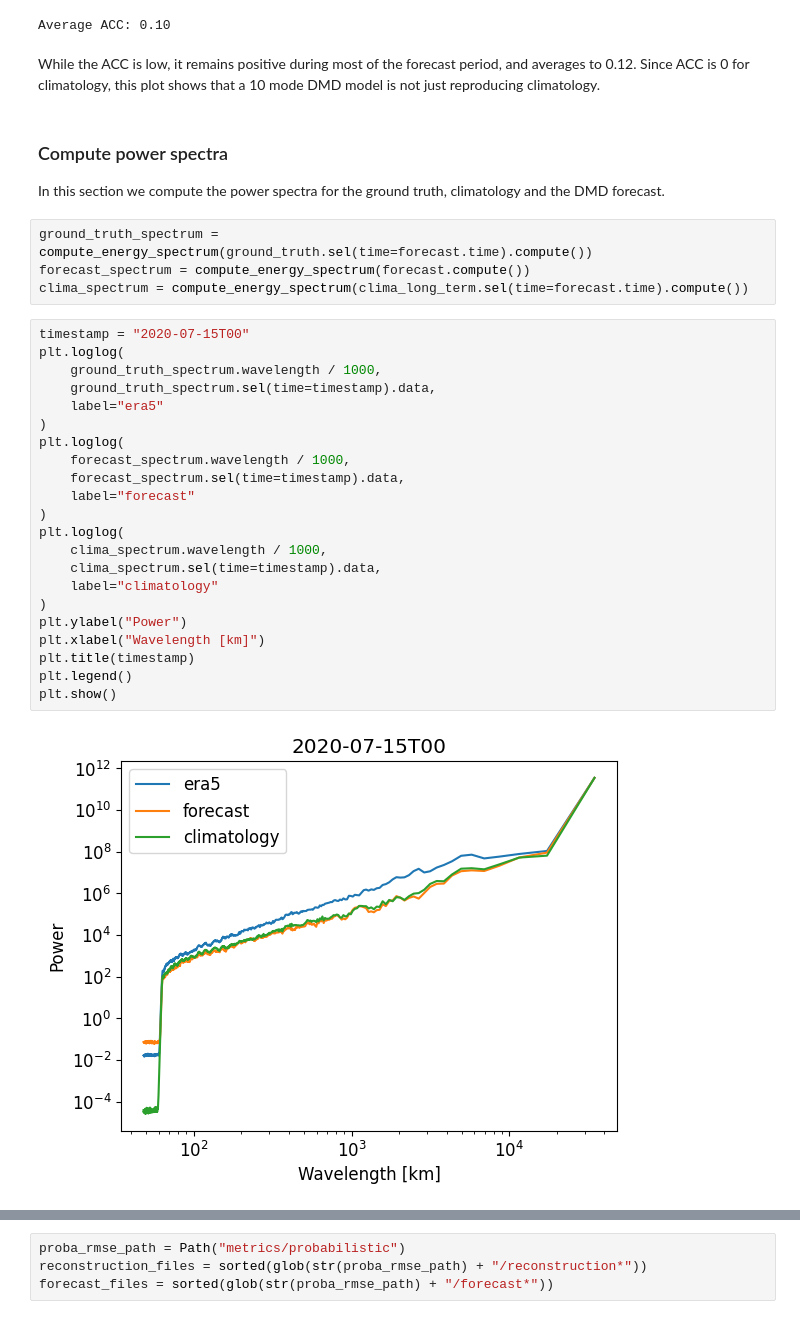
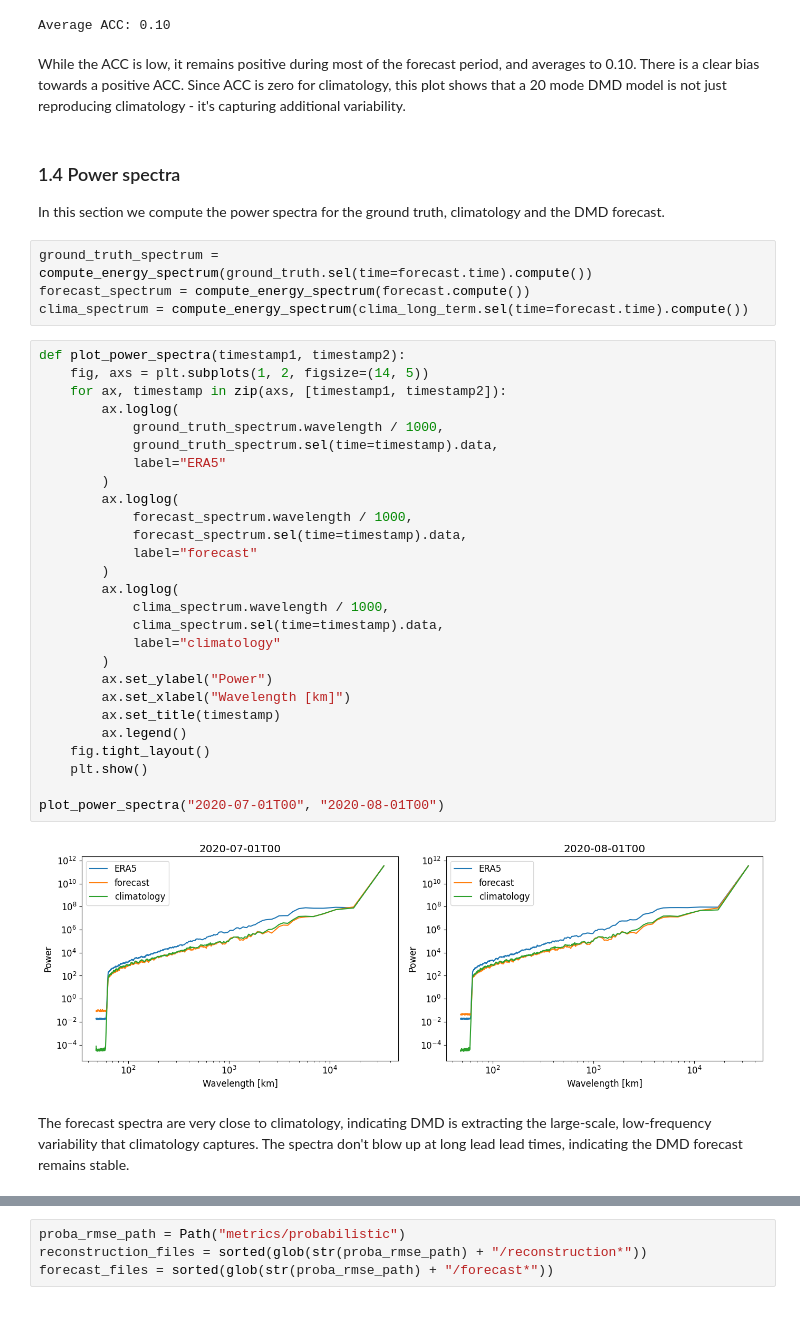
Before and after one commit to SVDROM/grid-search, a Jupyter notebook: evaluation_summer_2020.ipynb, the cells around one changed output, grey strips where cells are left out. Drawn from its saved outputs; the diff is of its cells as text.

```diff
--- a/evaluation_summer_2020.ipynb
+++ b/evaluation_summer_2020.ipynb
@@ -267,9 +291,9 @@ print(f"Average ACC: {acc.mean().values:.2f}")
 # %% [output]
 Average ACC: 0.10
 # %% [markdown]
-While the ACC is low, it remains positive during most of the forecast period, and averages to 0.12. Since ACC is 0 for climatology, this plot shows that a 10 mode DMD model is not just reproducing climatology.
+While the ACC is low, it remains positive during most of the forecast period, and averages to 0.10. There is a clear bias towards a positive ACC. Since ACC is zero for climatology, this plot shows that a 20 mode DMD model is not just reproducing climatology - it's capturing additional variability.
 # %% [markdown]
-### Compute power spectra
+### 1.4 Power spectra
 
 In this section we compute the power spectra for the ground truth, climatology and the DMD forecast.
 # %%
@@ -277,26 +301,33 @@ ground_truth_spectrum = compute_energy_spectrum(ground_truth.sel(time=forecast.t
 forecast_spectrum = compute_energy_spectrum(forecast.compute())
 clima_spectrum = compute_energy_spectrum(clima_long_term.sel(time=forecast.time).compute())
 # %%
-timestamp = "2020-07-15T00"
-plt.loglog(
-    ground_truth_spectrum.wavelength / 1000,
-    ground_truth_spectrum.sel(time=timestamp).data,
-    label="era5"
-)
-plt.loglog(
-    forecast_spectrum.wavelength / 1000,
-    forecast_spectrum.sel(time=timestamp).data,
-    label="forecast"
-)
-plt.loglog(
-    clima_spectrum.wavelength / 1000,
-    clima_spectrum.sel(time=timestamp).data,
-    label="climatology"
-)
-plt.ylabel("Power")
-plt.xlabel("Wavelength [km]")
-plt.title(timestamp)
-plt.legend()
-plt.show()
+def plot_power_spectra(timestamp1, timestamp2):
+    fig, axs = plt.subplots(1, 2, figsize=(14, 5))
+    for ax, timestamp in zip(axs, [timestamp1, timestamp2]):
+        ax.loglog(
+            ground_truth_spectrum.wavelength / 1000,
+            ground_truth_spectrum.sel(time=timestamp).data,
+            label="ERA5"
+        )
+        ax.loglog(
+            forecast_spectrum.wavelength / 1000,
+            forecast_spectrum.sel(time=timestamp).data,
+            label="forecast"
+        )
+        ax.loglog(
+            clima_spectrum.wavelength / 1000,
+            clima_spectrum.sel(time=timestamp).data,
+            label="climatology"
+        )
+        ax.set_ylabel("Power")
+        ax.set_xlabel("Wavelength [km]")
+        ax.set_title(timestamp)
+        ax.legend()
+    fig.tight_layout()
+    plt.show()
+
+plot_power_spectra("2020-07-01T00", "2020-08-01T00")
 # %% [output]
-[figure, old version]
+[figure, new version]
+# %% [markdown]
+The forecast spectra are very close to climatology, indicating DMD is extracting the large-scale, low-frequency variability that climatology captures. The spectra don't blow up at long lead lead times, indicating the DMD forecast remains stable.
```
Also changed, not shown: parts of 38 cells of this notebook.
